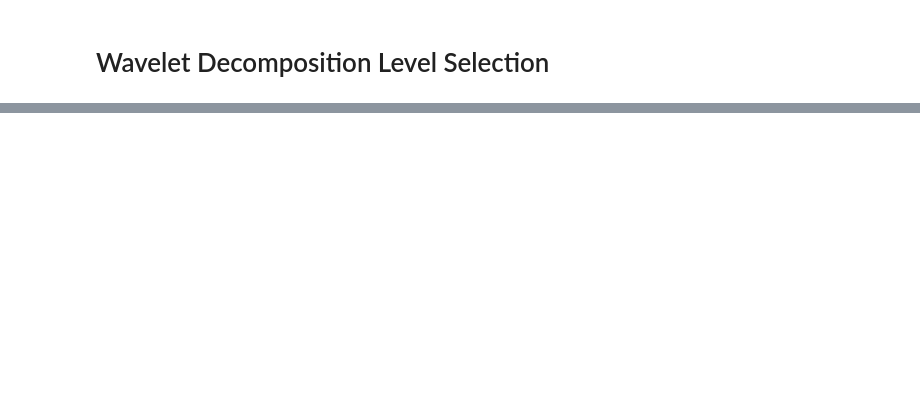
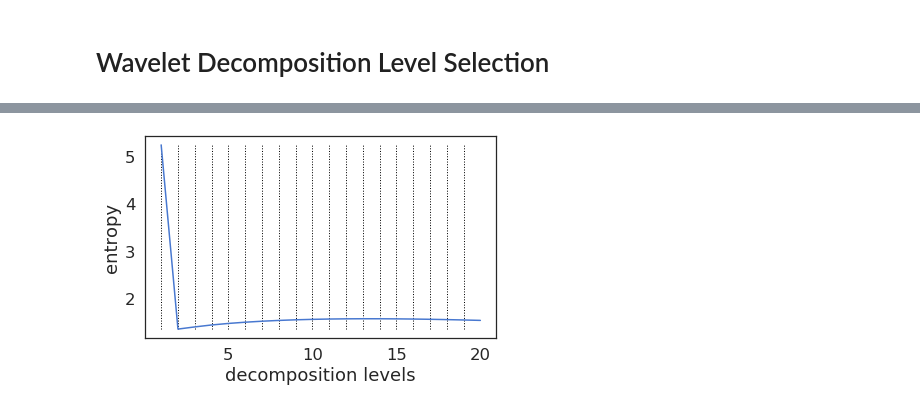
Before and after one commit to andac-demir/HapticsDynamicSystemIdentification, a Jupyter notebook: decomposition_entropy.ipynb, the cells around one changed output, grey strips where cells are left out. Saved outputs shown, nothing was run; the diff lists cells and outputs as text; code cells hidden in the pictures; blank space fills up the shorter version.

```diff
--- a/decomposition_entropy.ipynb
+++ b/decomposition_entropy.ipynb
@@ -395,0 +413,37 @@ _test_select_resolution(signal)
+# %%
+def shannon_entropy(pdf_distr):
+    '''
+    Calculates the Shannon Entropy of a probability distribution.
+
+    Parameters
+    ----------
+    pdf_distr: list or np.array
+        probability distribution
+
+    Returns
+    ----------
+    H: float
+        Shannon entropy
+    '''
+    pdf_distr = np.array(pdf_distr)
+    return -(pdf_distr * np.log(pdf_distr)).sum()
+
+
+def get_pdf_distr(wcoeffs):
+    '''
+    Normalizes the wavelet coefficients so that they can be viewed as a Probability Density Function for
+    the evaluation of Shannon Entropy
+
+    Parameters
+    ----------
+    wcoeffs: list or np.array
+        wavelet coefficients
+
+    Returns
+    ----------
+    pdf_distr: np.array
+        probability distribution
+    '''
+    wcoeffs = np.array(wcoeffs)
+    wcoeffs = wcoeffs[abs(wcoeffs)!=0]
+    return abs(wcoeffs) / np.sum(np.abs(wcoeffs))
@@ -395,0 +506,9 @@ _test_select_resolution(signal)
+# %%
+subject = 4
+trial = 25
+signal = test_data[subject][trial]['EMG-2']
+se = _test_select_resolution_bywavelet(signal)
+print(se)
+plot_se(se)
+# %% [output]
+[figure, added]
```
Also changed, not shown: parts of 12 cells of this notebook.
